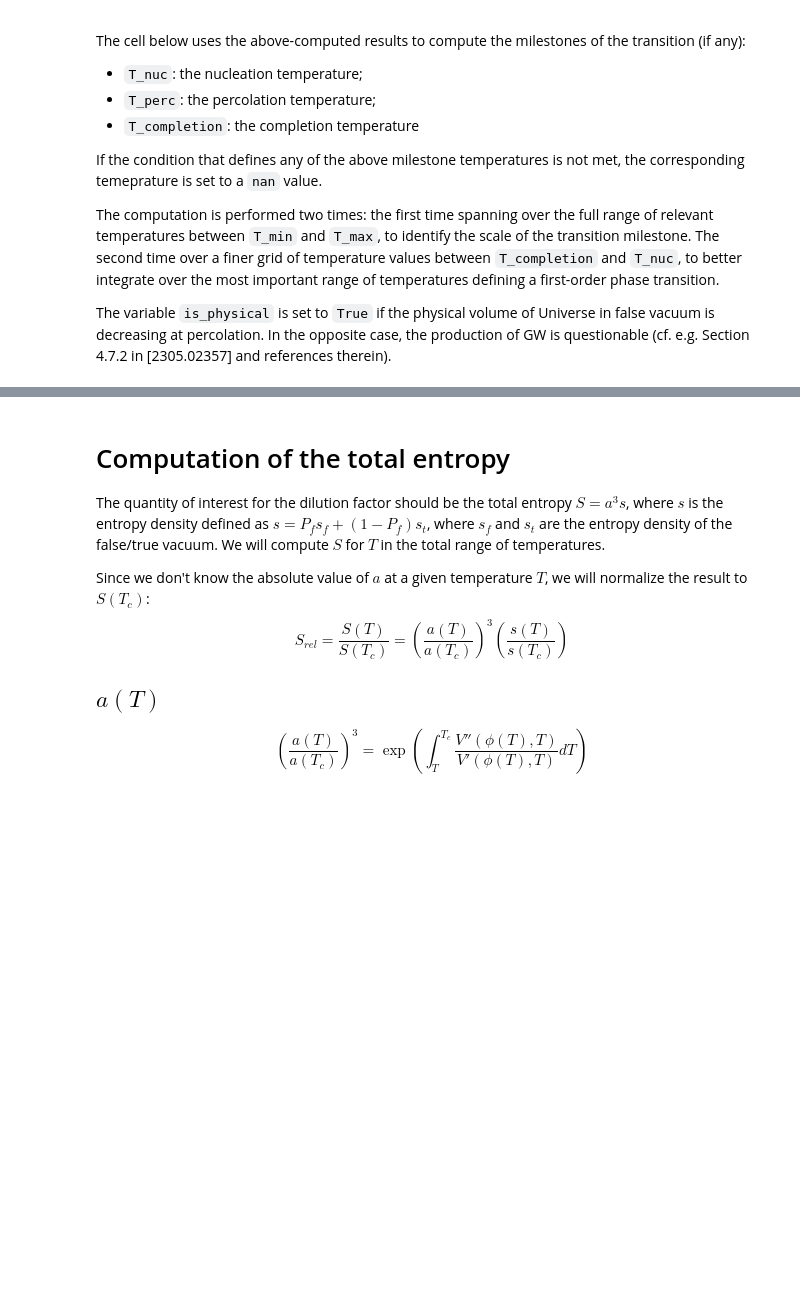
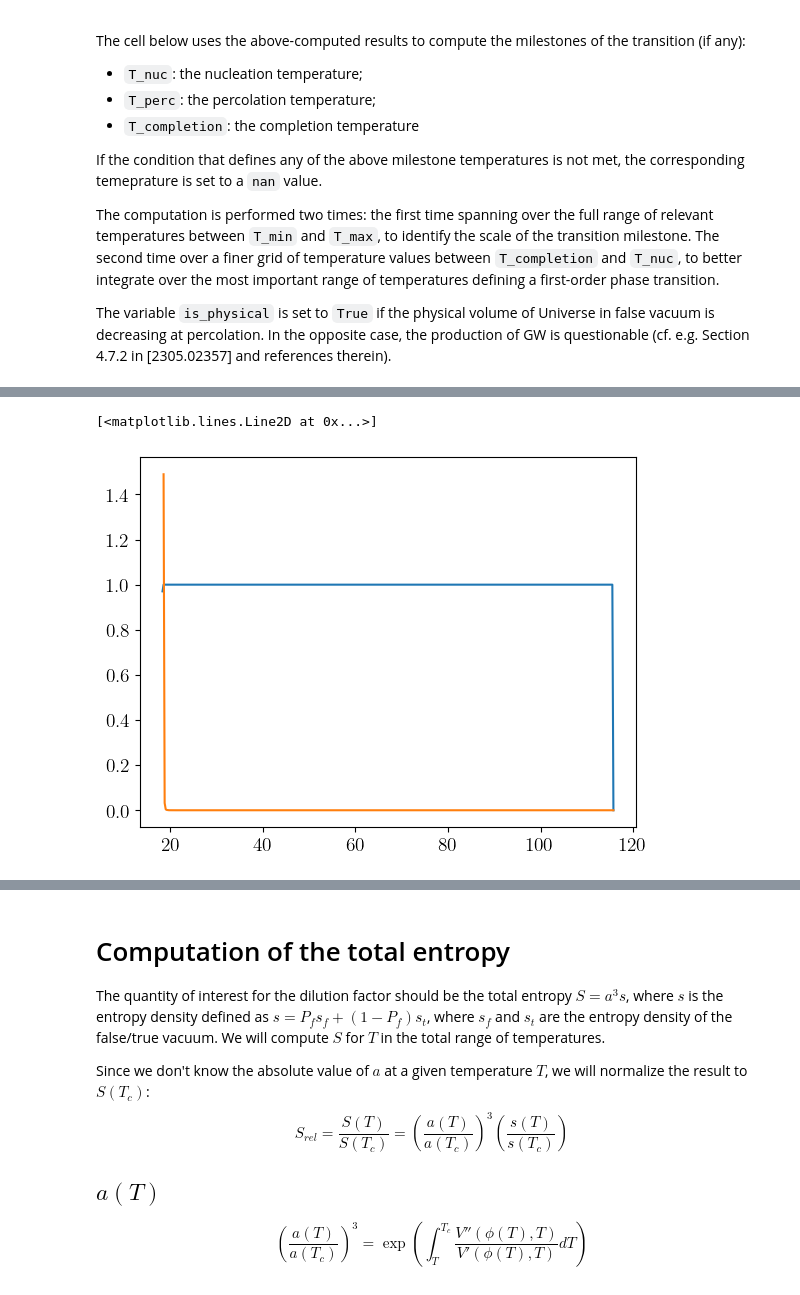
Before and after one commit to michelelucente/ELENA, a Jupyter notebook: examples/dilution.ipynb, the cells around one changed output, grey strips where cells are left out. Drawn from its saved outputs; the diff is of its cells as text; code cells hidden in the pictures; blank space fills up the shorter version.

```diff
--- a/examples/dilution.ipynb
+++ b/examples/dilution.ipynb
@@ -389,0 +425,6 @@ except:
+# %%
+plt.plot(Temps3, P3)
+plt.plot(Temps3, dP3)
+# %% [output]
+[<matplotlib.lines.Line2D at 0x...>]
+[figure, added]
```
Also changed, not shown: parts of 36 cells of this notebook, 10 other files.
